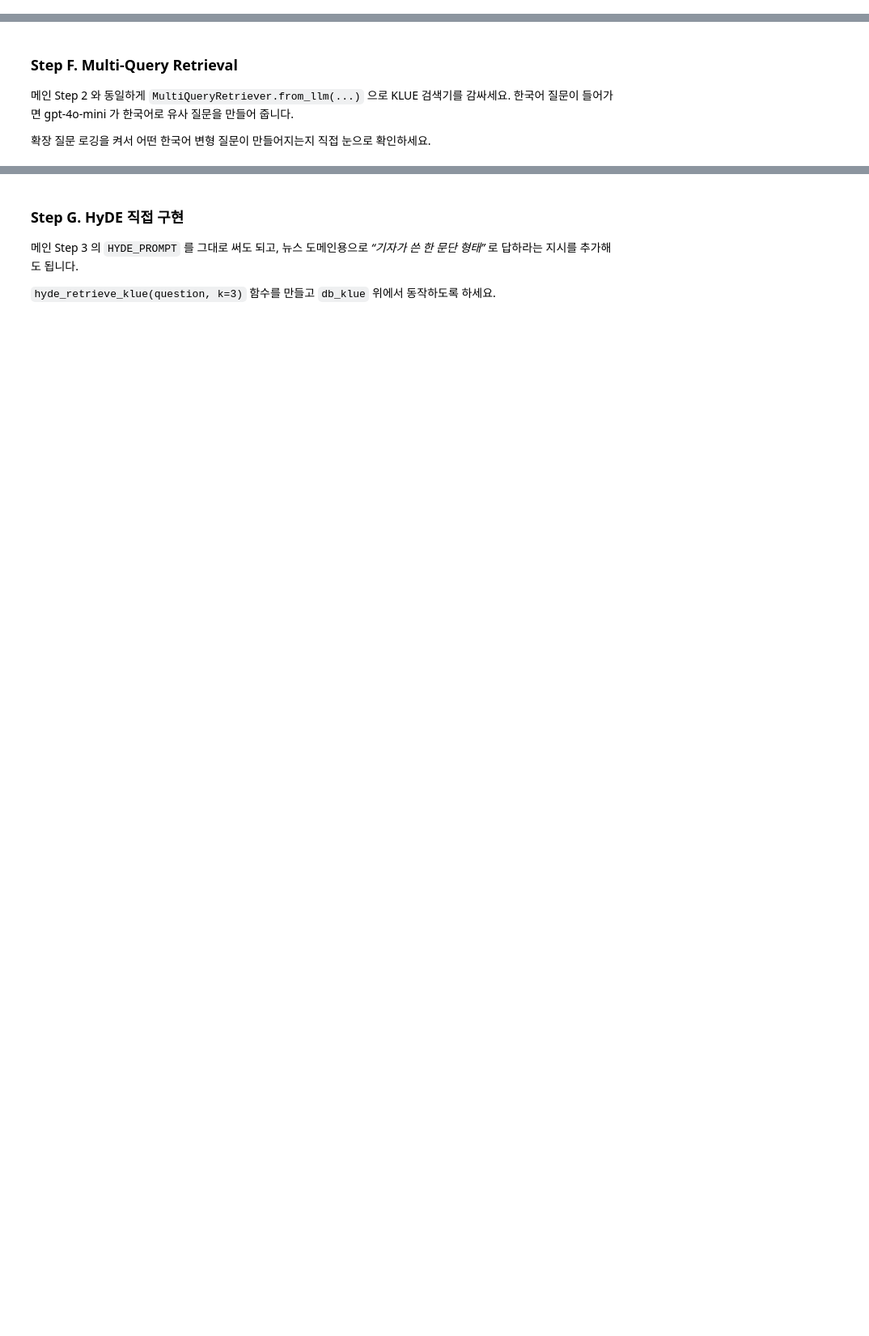
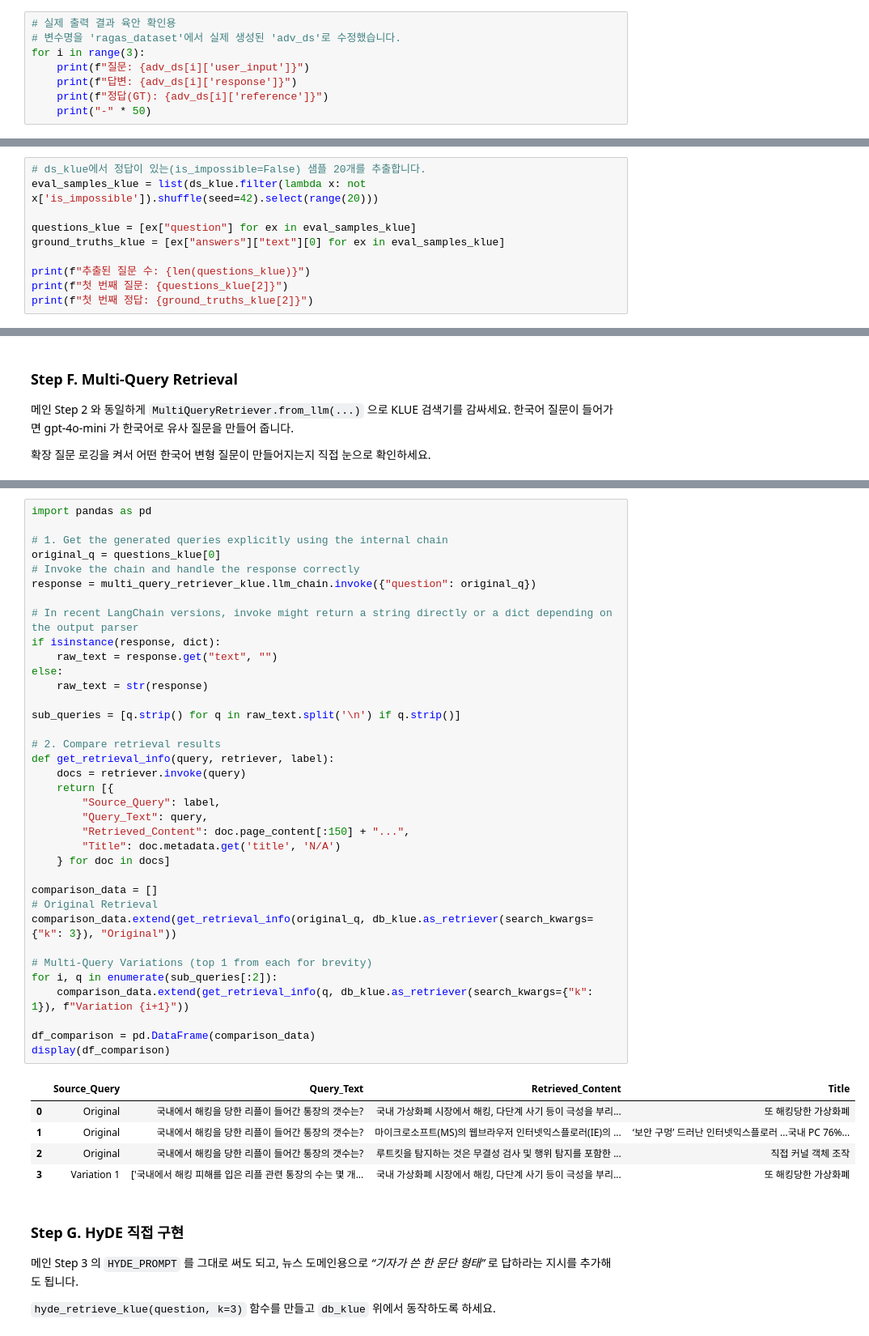
Before and after one commit to ted-chang80/AIFFEL_quest_eng, a Jupyter notebook: LLM_Application/LLM04/Day2_Practice.ipynb, the cells around one changed output, grey strips where cells are left out. Shown at 81% size. Drawn from its saved outputs; the diff is of its cells as text; blank space fills up the shorter version.

```diff
--- a/LLM_Application/LLM04/Day2_Practice.ipynb
+++ b/LLM_Application/LLM04/Day2_Practice.ipynb
@@ -447,0 +555,8 @@ adv_result = evaluate(adv_ds, metrics=metrics,
+# %%
+# 실제 출력 결과 육안 확인용
+# 변수명을 'ragas_dataset'에서 실제 생성된 'adv_ds'로 수정했습니다.
+for i in range(3):
+    print(f"질문: {adv_ds[i]['user_input']}")
+    print(f"답변: {adv_ds[i]['response']}")
+    print(f"정답(GT): {adv_ds[i]['reference']}")
+    print("-" * 50)
@@ -610,0 +780,10 @@ print(f"첫 번째 정답: {ground_truths_klue[0]}")
+# %%
+# ds_klue에서 정답이 있는(is_impossible=False) 샘플 20개를 추출합니다.
+eval_samples_klue = list(ds_klue.filter(lambda x: not x['is_impossible']).shuffle(seed=42).select(range(20)))
+
+questions_klue = [ex["question"] for ex in eval_samples_klue]
+ground_truths_klue = [ex["answers"]["text"][0] for ex in eval_samples_klue]
+
+print(f"추출된 질문 수: {len(questions_klue)}")
+print(f"첫 번째 질문: {questions_klue[2]}")
+print(f"첫 번째 정답: {ground_truths_klue[2]}")
@@ -664,3 +854,45 @@ print(f"[결과]: Multi-Query를 통해 검색된 총 문서 수: {len(docs_mq_k
+# %%
+import pandas as pd
+
+# 1. Get the generated queries explicitly using the internal chain
+original_q = questions_klue[0]
+# Invoke the chain and handle the response correctly
+response = multi_query_retriever_klue.llm_chain.invoke({"question": original_q})
+
+# In recent LangChain versions, invoke might return a string directly or a dict depending on the output parser
+if isinstance(response, dict):
+    raw_text = response.get("text", "")
+else:
+    raw_text = str(response)
+
+sub_queries = [q.strip() for q in raw_text.split('\n') if q.strip()]
+
+# 2. Compare retrieval results
+def get_retrieval_info(query, retriever, label):
+    docs = retriever.invoke(query)
+    return [{
+        "Source_Query": label,
+        "Query_Text": query,
+        "Retrieved_Content": doc.page_content[:150] + "...",
+        "Title": doc.metadata.get('title', 'N/A')
+    } for doc in docs]
+
+comparison_data = []
+# Original Retrieval
+comparison_data.extend(get_retrieval_info(original_q, db_klue.as_retriever(search_kwargs={"k": 3}), "Original"))
+
+# Multi-Query Variations (top 1 from each for brevity)
+for i, q in enumerate(sub_queries[:2]):
+    comparison_data.extend(get_retrieval_info(q, db_klue.as_retriever(search_kwargs={"k": 1}), f"Variation {i+1}"))
+
+df_comparison = pd.DataFrame(comparison_data)
+display(df_comparison)
+# %% [output]
+|  | Source_Query | Query_Text | Retrieved_Content | Title |
+| 0 | Original | 국내에서 해킹을 당한 리플이 들어간 통장의 갯수는? | 국내 가상화폐 시장에서 해킹, 다단계 사기 등이 극성을 부리... | 또 해킹당한 가상화폐 |
+| 1 | Original | 국내에서 해킹을 당한 리플이 들어간 통장의 갯수는? | 마이크로소프트(MS)의 웹브라우저 인터넷익스플로러(IE)의 ... | ‘보안 구멍’ 드러난 인터넷익스플로러 ...국내 PC 76%... |
+| 2 | Original | 국내에서 해킹을 당한 리플이 들어간 통장의 갯수는? | 루트킷을 탐지하는 것은 무결성 검사 및 행위 탐지를 포함한 ... | 직접 커널 객체 조작 |
+| 3 | Variation 1 | ['국내에서 해킹 피해를 입은 리플 관련 통장의 수는 몇 개... | 국내 가상화폐 시장에서 해킹, 다단계 사기 등이 극성을 부리... | 또 해킹당한 가상화폐 |
 # %% [markdown]
 ### Step G. HyDE 직접 구현
 
```
Also changed, not shown: parts of 43 cells of this notebook.
